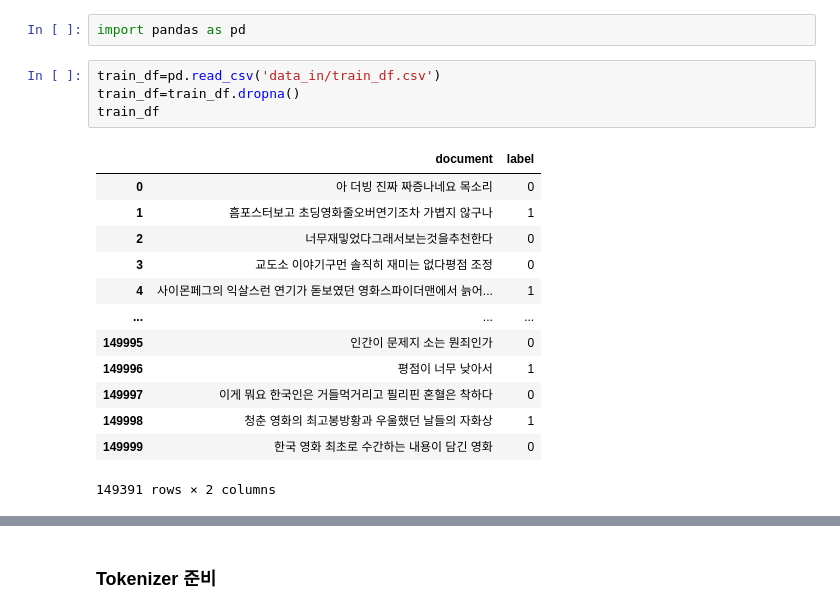
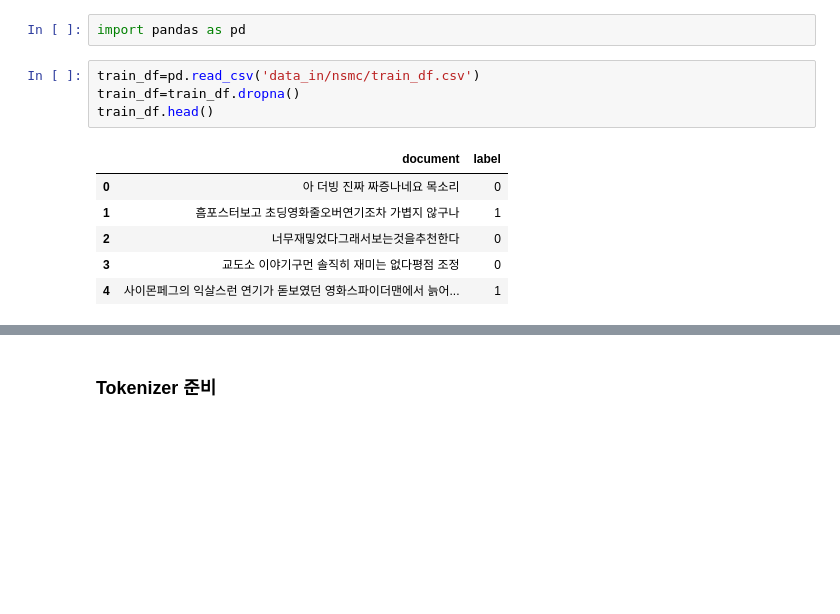
Before and after one commit to DonghaeSuh/NLP_Pytorch, a Jupyter notebook: Model/BERT/BERT_Text_Classification.ipynb, the cells around one changed output, grey strips where cells are left out. Saved outputs shown, nothing was run; the diff lists cells and outputs as text; blank space fills up the shorter version.

```diff
--- a/Model/BERT/BERT_Text_Classification.ipynb
+++ b/Model/BERT/BERT_Text_Classification.ipynb
@@ -377,21 +377,14 @@ cd drive/MyDrive/Pytorch NLP/BERT
 # %%
 import pandas as pd
 # %%
-train_df=pd.read_csv('data_in/train_df.csv')
+train_df=pd.read_csv('data_in/nsmc/train_df.csv')
 train_df=train_df.dropna()
-train_df
+train_df.head()
 # %% [output]
 |  | document | label |
 | 0 | 아 더빙 진짜 짜증나네요 목소리 | 0 |
 | 1 | 흠포스터보고 초딩영화줄오버연기조차 가볍지 않구나 | 1 |
 | 2 | 너무재밓었다그래서보는것을추천한다 | 0 |
 | 3 | 교도소 이야기구먼 솔직히 재미는 없다평점 조정 | 0 |
 | 4 | 사이몬페그의 익살스런 연기가 돋보였던 영화스파이더맨에서 늙어... | 1 |
-| ... | ... | ... |
-| 149995 | 인간이 문제지 소는 뭔죄인가 | 0 |
-| 149996 | 평점이 너무 낮아서 | 1 |
-| 149997 | 이게 뭐요 한국인은 거들먹거리고 필리핀 혼혈은 착하다 | 0 |
-| 149998 | 청춘 영화의 최고봉방황과 우울했던 날들의 자화상 | 1 |
-| 149999 | 한국 영화 최초로 수간하는 내용이 담긴 영화 | 0 |
-149391 rows × 2 columns
 # %%
```
Also changed, not shown: parts of 2 cells of this notebook.
